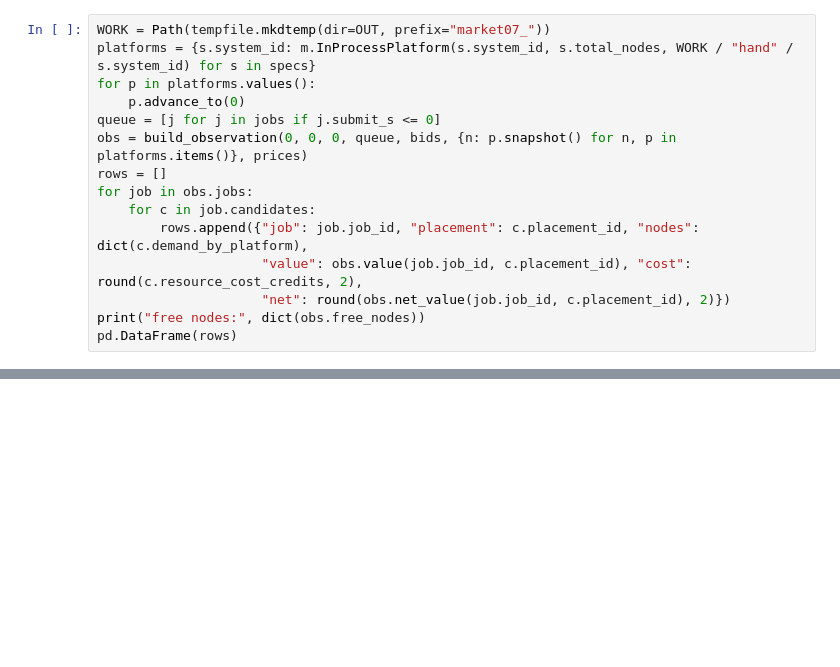
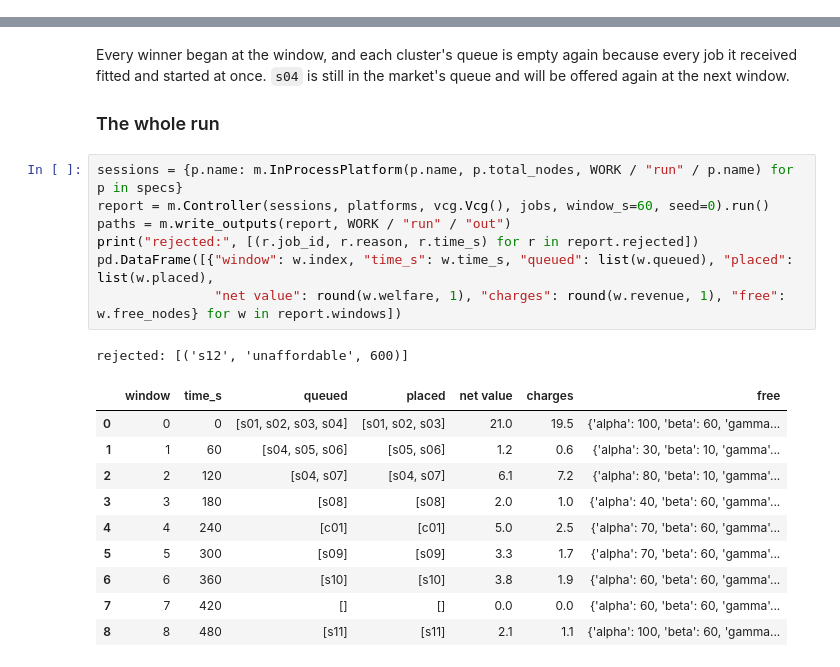
Before and after one commit to jmalegaonkar/dr_evt, a Jupyter notebook: learn/07_market_end_to_end.ipynb, the cells around one changed output, grey strips where cells are left out. Cells and saved outputs as stored; diff of their text form; blank space fills up the shorter version.

```diff
--- a/learn/07_market_end_to_end.ipynb
+++ b/learn/07_market_end_to_end.ipynb
@@ -88,15 +122,0 @@ public resource cost of each. The private values never leave the observation's `
-# %%
-WORK = Path(tempfile.mkdtemp(dir=OUT, prefix="market07_"))
-platforms = {s.system_id: m.InProcessPlatform(s.system_id, s.total_nodes, WORK / "hand" / s.system_id) for s in specs}
-for p in platforms.values():
-    p.advance_to(0)
-queue = [j for j in jobs if j.submit_s <= 0]
-obs = build_observation(0, 0, 0, queue, bids, {n: p.snapshot() for n, p in platforms.items()}, prices)
-rows = []
-for job in obs.jobs:
-    for c in job.candidates:
-        rows.append({"job": job.job_id, "placement": c.placement_id, "nodes": dict(c.demand_by_platform),
-                     "value": obs.value(job.job_id, c.placement_id), "cost": round(c.resource_cost_credits, 2),
-                     "net": round(obs.net_value(job.job_id, c.placement_id), 2)})
-print("free nodes:", dict(obs.free_nodes))
-pd.DataFrame(rows)
@@ -263,0 +1822,25 @@ every job runs exactly its limit, on every platform.
+# %% [markdown]
+Every winner began at the window, and each cluster's queue is empty again because every
+job it received fitted and started at once. `s04` is still in the market's queue and
+will be offered again at the next window.
+
+### The whole run
+# %%
+sessions = {p.name: m.InProcessPlatform(p.name, p.total_nodes, WORK / "run" / p.name) for p in specs}
+report = m.Controller(sessions, platforms, vcg.Vcg(), jobs, window_s=60, seed=0).run()
+paths = m.write_outputs(report, WORK / "run" / "out")
+print("rejected:", [(r.job_id, r.reason, r.time_s) for r in report.rejected])
+pd.DataFrame([{"window": w.index, "time_s": w.time_s, "queued": list(w.queued), "placed": list(w.placed),
+               "net value": round(w.welfare, 1), "charges": round(w.revenue, 1), "free": w.free_nodes} for w in report.windows])
+# %% [output]
+rejected: [('s12', 'unaffordable', 600)]
+|  | window | time_s | queued | placed | net value | charges | free |
+| 0 | 0 | 0 | [s01, s02, s03, s04] | [s01, s02, s03] | 21.0 | 19.5 | {'alpha': 100, 'beta': 60, 'gamma... |
+| 1 | 1 | 60 | [s04, s05, s06] | [s05, s06] | 1.2 | 0.6 | {'alpha': 30, 'beta': 10, 'gamma'... |
+| 2 | 2 | 120 | [s04, s07] | [s04, s07] | 6.1 | 7.2 | {'alpha': 80, 'beta': 10, 'gamma'... |
+| 3 | 3 | 180 | [s08] | [s08] | 2.0 | 1.0 | {'alpha': 40, 'beta': 60, 'gamma'... |
+| 4 | 4 | 240 | [c01] | [c01] | 5.0 | 2.5 | {'alpha': 70, 'beta': 60, 'gamma'... |
+| 5 | 5 | 300 | [s09] | [s09] | 3.3 | 1.7 | {'alpha': 70, 'beta': 60, 'gamma'... |
+| 6 | 6 | 360 | [s10] | [s10] | 3.8 | 1.9 | {'alpha': 60, 'beta': 60, 'gamma'... |
+| 7 | 7 | 420 | [] | [] | 0.0 | 0.0 | {'alpha': 60, 'beta': 60, 'gamma'... |
+| 8 | 8 | 480 | [s11] | [s11] | 2.1 | 1.1 | {'alpha': 100, 'beta': 60, 'gamma... |
```
Also changed, not shown: parts of 62 cells of this notebook, 35 other files.
